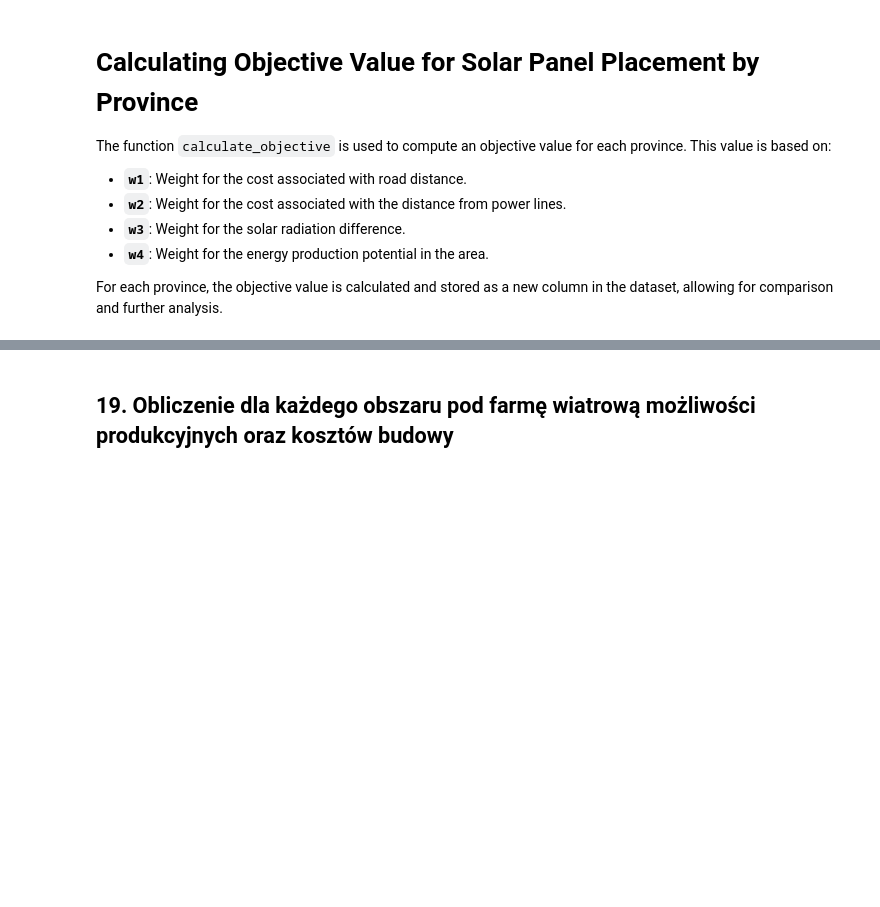
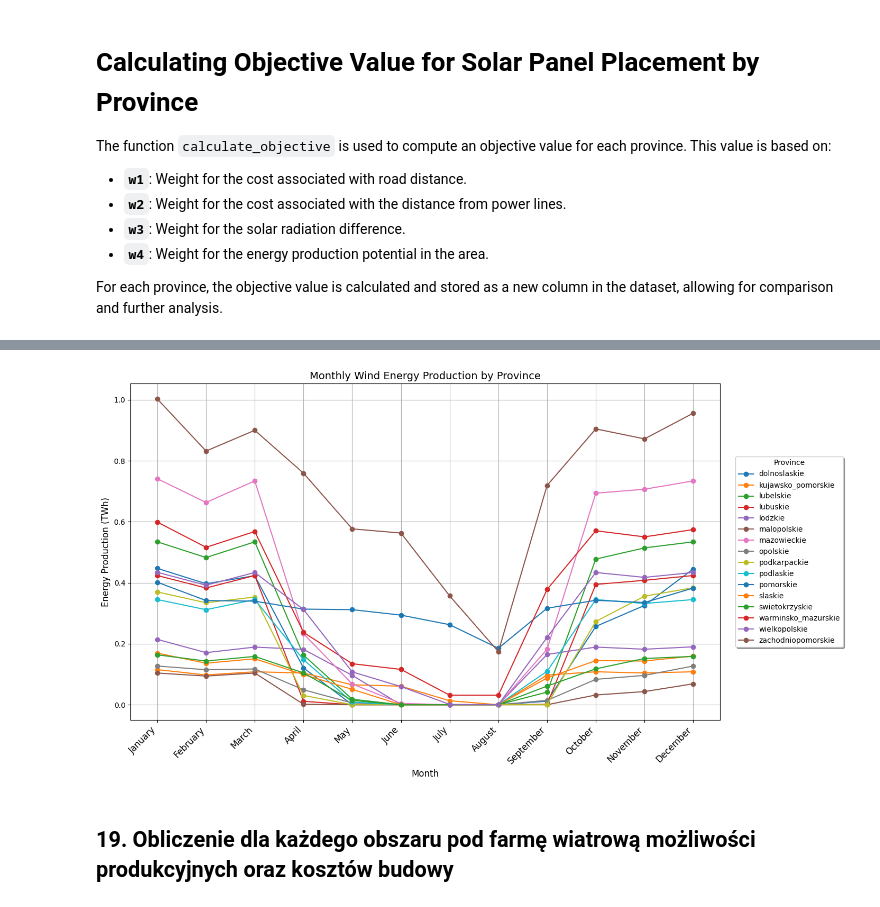
Before and after one commit to geoworldlook/Renewable_energy_optimum_location_function, a Jupyter notebook: Step_5_Analysis_Jupyter.ipynb, the cells around one changed output, grey strips where cells are left out. Saved outputs shown, nothing was run; the diff lists cells and outputs as text; code cells hidden in the pictures; blank space fills up the shorter version.

```diff
--- a/Step_5_Analysis_Jupyter.ipynb
+++ b/Step_5_Analysis_Jupyter.ipynb
@@ -786,3 +897,44 @@ plt.show()
+# %%
+# Create a DataFrame from data_combined for wind energy production by province
+df = pd.DataFrame(data=data_combined, columns=[
+    'Province',
+    'january_wind_energy_production_mwh', 'february_wind_energy_production_mwh', 'march_wind_energy_production_mwh',
+    'april_wind_energy_production_mwh', 'may_wind_energy_production_mwh', 'june_wind_energy_production_mwh',
+    'july_wind_energy_production_mwh', 'august_wind_energy_production_mwh', 'september_wind_energy_production_mwh',
+    'october_wind_energy_production_mwh', 'november_wind_energy_production_mwh', 'december_wind_energy_production_mwh'
+])
+
+# Set the 'Province' column as the index
+df.set_index('Province', inplace=True)
+
+# Prepare data for the plot
+months = [
+    'January', 'February', 'March', 'April', 'May', 'June',
+    'July', 'August', 'September', 'October', 'November', 'December'
+] # Months as x-axis labels
+
+# Create a figure for the plot
+plt.figure(figsize=(12, 8))
+
+# Plot a line for each province and change for twH
+for province in df.index:
+    plt.plot(months, df.loc[province] * 1e-6 , marker='o', label=province)
+
+# Configure the plot
+plt.title('Monthly Wind Energy Production by Province',fontsize=14)
+plt.xlabel('Month',fontsize=12)
+plt.ylabel('Energy Production (TWh)',fontsize=12)
+plt.xticks(rotation=45, fontsize=12, ha='right')  # Rotate x-axis labels for better readability
+plt.grid(True)
+plt.tight_layout()  # Adjust layout for better fit
+
+# Move the legend to the upper right corner with transparency
+plt.legend(title='Province', loc='center left', bbox_to_anchor=(1.02, 0.5), frameon=True, shadow=True)
+
+# Show the plot
+plt.show()
+# %% [output]
+[figure, added]
 # %% [markdown]
 ## 19. Obliczenie dla każdego obszaru pod farmę wiatrową możliwości produkcyjnych oraz kosztów budowy
 # %%
```
Also changed, not shown: parts of 26 cells of this notebook.
